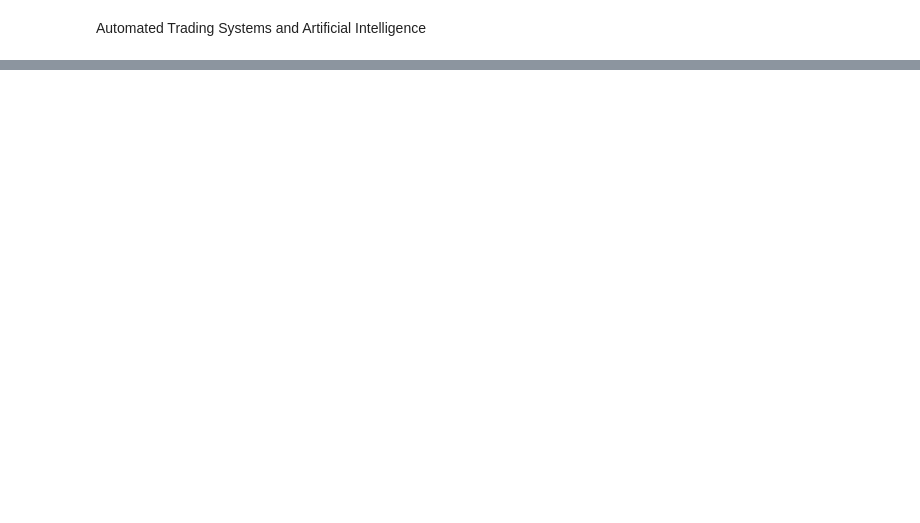
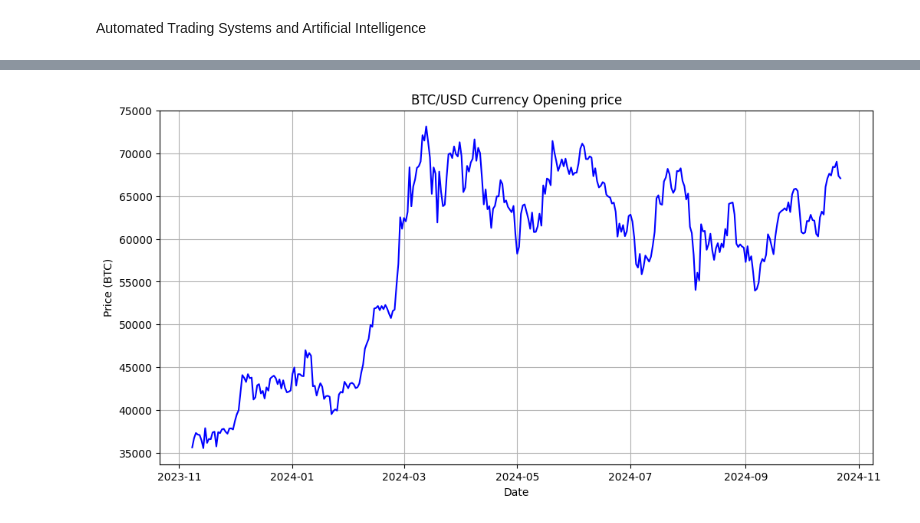
Before and after one commit to stealth44/market_automation, a Jupyter notebook: market_automate.ipynb, the cells around one changed output, grey strips where cells are left out. Saved outputs shown, nothing was run; the diff lists cells and outputs as text; code cells hidden in the pictures; blank space fills up the shorter version.

```diff
--- a/market_automate.ipynb
+++ b/market_automate.ipynb
@@ -138,0 +136,10 @@ from keras.layers import Dense, Dropout, LSTM, Bidirectional
+# %%
+plt.figure(figsize=(12, 6))
+plt.plot(cp['date'],cp['close'],'b')
+plt.title("BTC/USD Currency Opening price")
+plt.xlabel("Date")
+plt.ylabel("Price (BTC)")
+plt.grid(True)
+plt.show()
+# %% [output]
+[figure, added]
```
Also changed, not shown: parts of 94 cells of this notebook, 1 other file.
